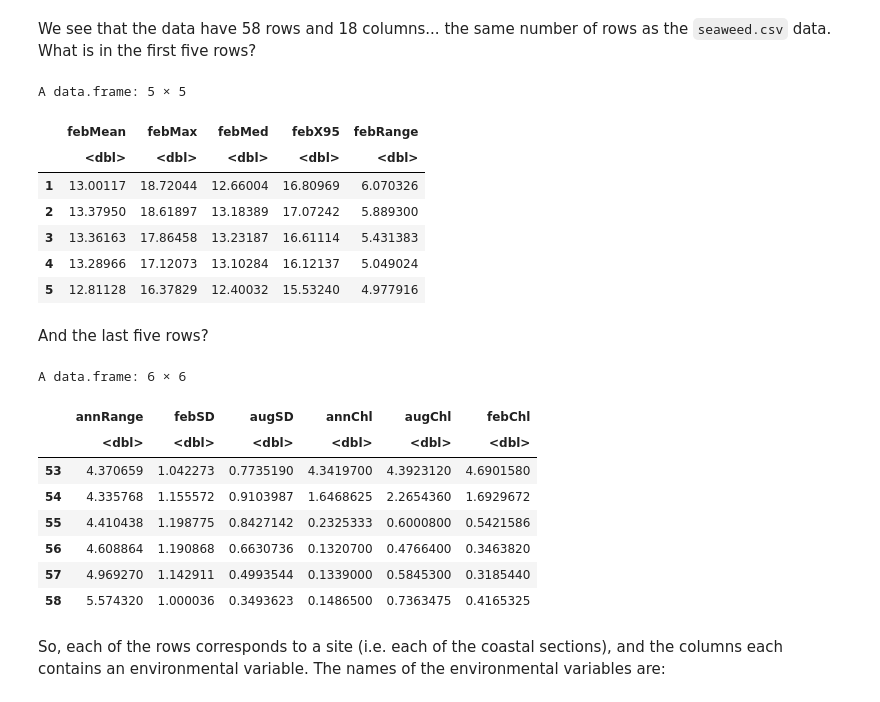
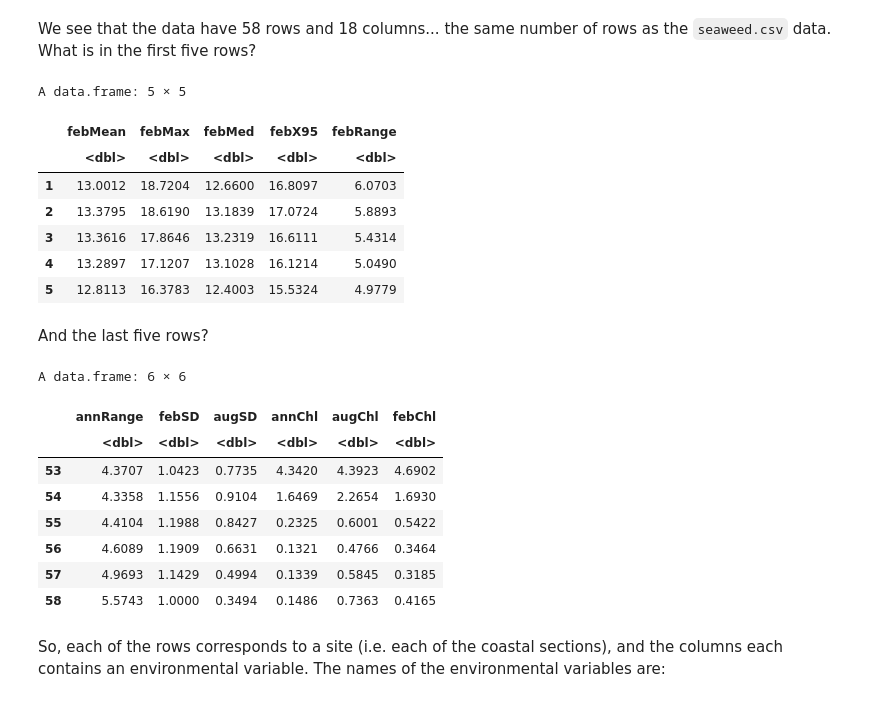
Before and after one commit to ajsmit/Quantitative_Ecology, a Jupyter notebook: jupyter_lab/environmental_distance.ipynb, the cells around one changed output. Cells and saved outputs as stored; diff of their text form; code cells hidden in the pictures.

```diff
--- a/jupyter_lab/environmental_distance.ipynb
+++ b/jupyter_lab/environmental_distance.ipynb
@@ -116,30 +122,30 @@ dim(env)
 # %% [markdown]
 We see that the data have 58 rows and 18 columns... the same number of rows as the `seaweed.csv` data. What is in the first five rows?
 # %%
-env[1:5, 1:5]
+round(env[1:5, 1:5], 4)
 # %% [output]
 A data.frame: 5 × 5
 |  | febMean | febMax | febMed | febX95 | febRange |
 |  | <dbl> | <dbl> | <dbl> | <dbl> | <dbl> |
-| 1 | 13.00117 | 18.72044 | 12.66004 | 16.80969 | 6.070326 |
-| 2 | 13.37950 | 18.61897 | 13.18389 | 17.07242 | 5.889300 |
-| 3 | 13.36163 | 17.86458 | 13.23187 | 16.61114 | 5.431383 |
-| 4 | 13.28966 | 17.12073 | 13.10284 | 16.12137 | 5.049024 |
-| 5 | 12.81128 | 16.37829 | 12.40032 | 15.53240 | 4.977916 |
+| 1 | 13.0012 | 18.7204 | 12.6600 | 16.8097 | 6.0703 |
+| 2 | 13.3795 | 18.6190 | 13.1839 | 17.0724 | 5.8893 |
+| 3 | 13.3616 | 17.8646 | 13.2319 | 16.6111 | 5.4314 |
+| 4 | 13.2897 | 17.1207 | 13.1028 | 16.1214 | 5.0490 |
+| 5 | 12.8113 | 16.3783 | 12.4003 | 15.5324 | 4.9779 |
 # %% [markdown]
 And the last five rows?
 # %%
-env[(nrow(env) - 5):nrow(env), (ncol(env) - 5):ncol(env)]
+round(env[(nrow(env) - 5):nrow(env), (ncol(env) - 5):ncol(env)], 4)
 # %% [output]
 A data.frame: 6 × 6
 |  | annRange | febSD | augSD | annChl | augChl | febChl |
 |  | <dbl> | <dbl> | <dbl> | <dbl> | <dbl> | <dbl> |
-| 53 | 4.370659 | 1.042273 | 0.7735190 | 4.3419700 | 4.3923120 | 4.6901580 |
-| 54 | 4.335768 | 1.155572 | 0.9103987 | 1.6468625 | 2.2654360 | 1.6929672 |
-| 55 | 4.410438 | 1.198775 | 0.8427142 | 0.2325333 | 0.6000800 | 0.5421586 |
-| 56 | 4.608864 | 1.190868 | 0.6630736 | 0.1320700 | 0.4766400 | 0.3463820 |
-| 57 | 4.969270 | 1.142911 | 0.4993544 | 0.1339000 | 0.5845300 | 0.3185440 |
-| 58 | 5.574320 | 1.000036 | 0.3493623 | 0.1486500 | 0.7363475 | 0.4165325 |
+| 53 | 4.3707 | 1.0423 | 0.7735 | 4.3420 | 4.3923 | 4.6902 |
+| 54 | 4.3358 | 1.1556 | 0.9104 | 1.6469 | 2.2654 | 1.6930 |
+| 55 | 4.4104 | 1.1988 | 0.8427 | 0.2325 | 0.6001 | 0.5422 |
+| 56 | 4.6089 | 1.1909 | 0.6631 | 0.1321 | 0.4766 | 0.3464 |
+| 57 | 4.9693 | 1.1429 | 0.4994 | 0.1339 | 0.5845 | 0.3185 |
+| 58 | 5.5743 | 1.0000 | 0.3494 | 0.1486 | 0.7363 | 0.4165 |
 # %% [markdown]
 So, each of the rows corresponds to a site (i.e. each of the coastal sections), and the columns each contains an environmental variable. The names of the environmental variables are:
 # %%
```
Also changed, not shown: parts of 6 cells of this notebook, 1 other file.
